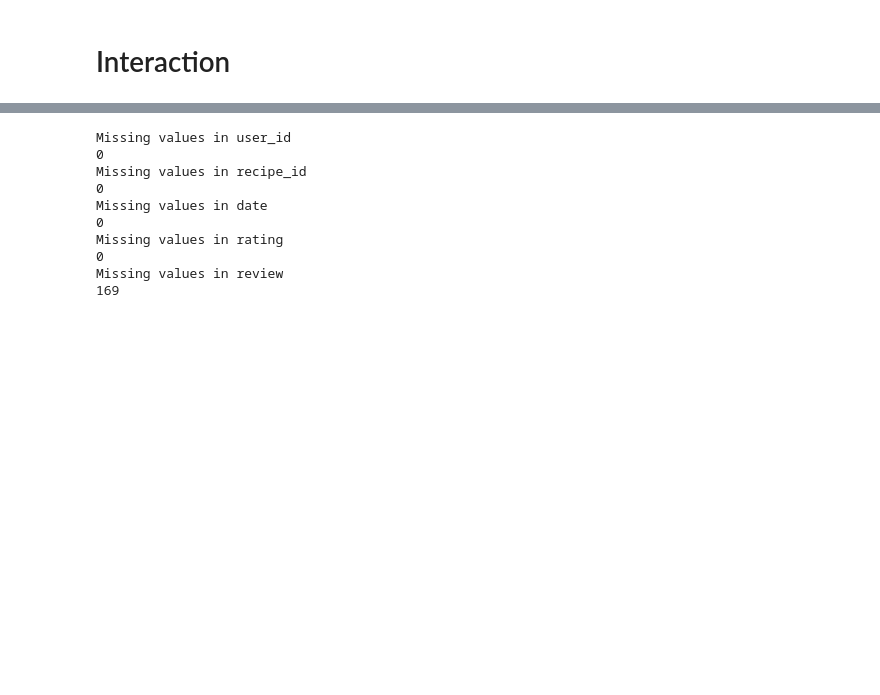
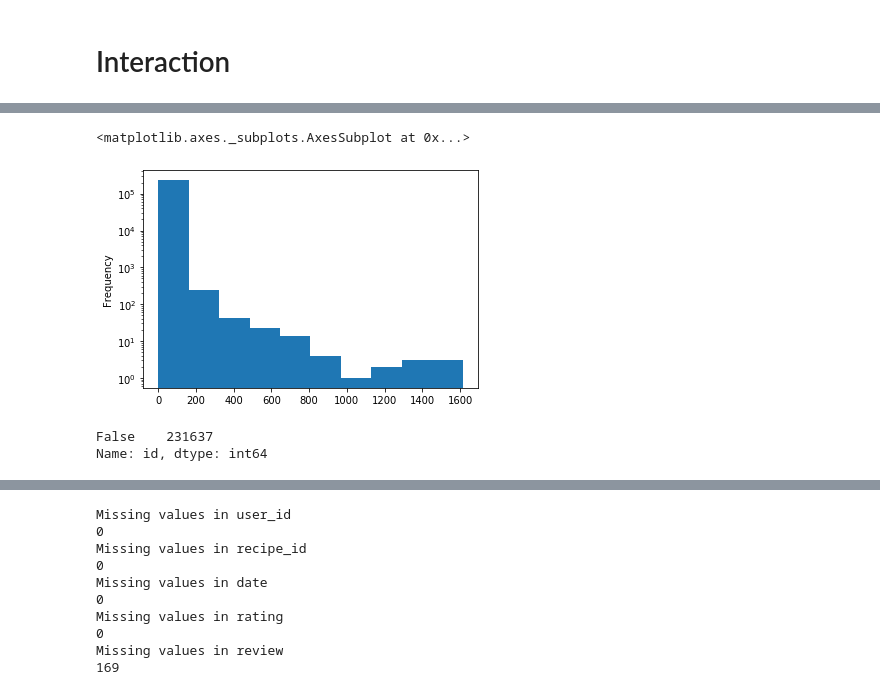
Before and after one commit to CaroHolt/WebMiningRecipeProject, a Jupyter notebook: Project_Exploring.ipynb, the cells around one changed output, grey strips where cells are left out. Cells and saved outputs as stored; diff of their text form; code cells hidden in the pictures; blank space fills up the shorter version.

```diff
--- a/Project_Exploring.ipynb
+++ b/Project_Exploring.ipynb
@@ -495,0 +709,18 @@ interactions.describe(include=np.object)
+# %%
+# Plotting distribution of rated recipes
+n_ratings_per_recipe = pd.Series(interactions.recipe_id.value_counts())
+n_ratings_per_recipe.reset_index(drop=True, inplace=True)
+
+# Distribution of ratings per recipes
+n_ratings_per_recipe.plot.hist(log=True)
+# %% [output]
+<matplotlib.axes._subplots.AxesSubplot at 0x...>
+[figure, added]
+# %%
+# recipes.set_index("id", drop=False, inplace=True)
+
+# All the rated recipes are still in the recipe file
+recipes.id.reindex(interactions.recipe_id.unique()).isna().value_counts()
+# %% [output]
+False    231637
+Name: id, dtype: int64
```
Also changed, not shown: parts of 49 cells of this notebook.
